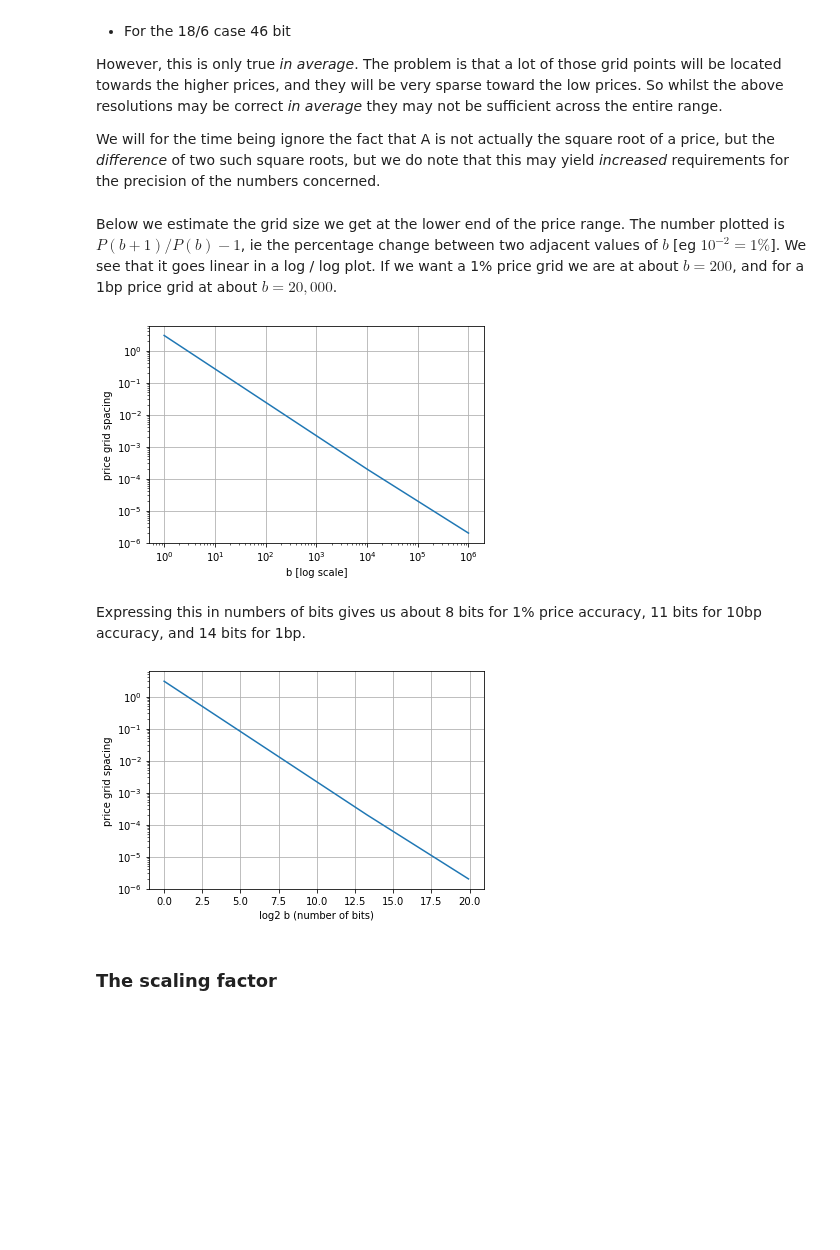
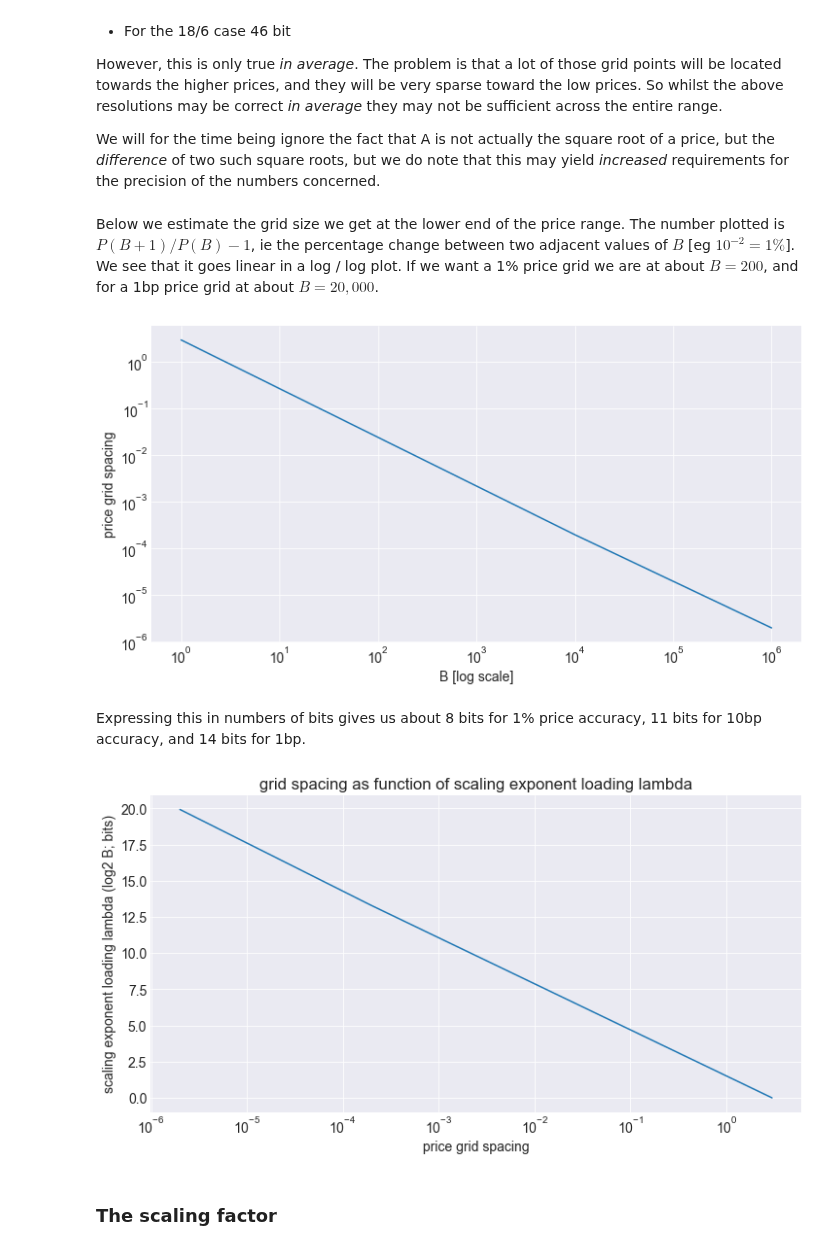
Before and after one commit to bancorprotocol/carbon-simulator, a Jupyter notebook: resources/notes/Carbon Precision Considerations.ipynb, the cells around one changed output. Cells and saved outputs as stored; diff of their text form; code cells hidden in the pictures; blank space fills up the shorter version.

Commit message:
Updates to CPC and Scaling

```diff
--- a/resources/notes/Carbon Precision Considerations.ipynb
+++ b/resources/notes/Carbon Precision Considerations.ipynb
@@ -2,6 +2,9 @@
 from math import *
 import numpy as np
 from matplotlib import pyplot as plt
+plt.style.use('seaborn-dark')
+plt.rcParams['figure.figsize'] = [12,6]
+plt.rc('font', size=14)
 # %% [markdown]
 # Carbon Precision Considerations -- DRAFT
 # %% [markdown]
@@ -49,29 +52,30 @@ However, this is only true _in average_. The problem is that a lot of those grid
 
 We will for the time being ignore the fact that A is not actually the square root of a price, but the _difference_ of two such square roots, but we do note that this may yield _increased_ requirements for the precision of the numbers concerned.
 # %% [markdown]
-Below we estimate the grid size we get at the lower end of the price range. The number plotted is $P(b+1)/P(b)-1$, ie the percentage change between two adjacent values of $b$ [eg $10^{-2}=1\%$]. We see that it goes linear in a log / log plot. If we want a 1% price grid we are at about $b=200$, and for a 1bp price grid at about $b=20,000$.
+Below we estimate the grid size we get at the lower end of the price range. The number plotted is $P(B+1)/P(B)-1$, ie the percentage change between two adjacent values of $B$ [eg $10^{-2}=1\%$]. We see that it goes linear in a log / log plot. If we want a 1% price grid we are at about $B=200$, and for a 1bp price grid at about $B=20,000$.
 # %%
-b_r = np.linspace(1,1e6,100)
-plt.plot(b_r, [(b+1)**2/b**2 - 1 for b in b_r])
+B_r = np.linspace(1,1e6,100)
+plt.plot(B_r, [(B+1)**2/B**2 - 1 for B in B_r])
 #plt.ylim(0,1)
-plt.xlabel("b [log scale]")
+plt.xlabel("B [log scale]")
 plt.ylabel("price grid spacing")
 plt.yscale("log")
 plt.xscale("log")
 plt.grid()
 # %% [output]
-[figure, old version]
+[figure, new version]
 # %% [markdown]
 Expressing this in numbers of bits gives us about 8 bits for 1% price accuracy, 11 bits for 10bp accuracy, and 14 bits for 1bp.
 # %%
-b_r = np.linspace(1,1e6,100)
-plt.plot(np.log2(b_r), [(b+1)**2/b**2 - 1 for b in b_r])
-plt.xlabel("log2 b (number of bits)")
-plt.ylabel("price grid spacing")
-plt.yscale("log")
+B_r = np.linspace(1,1e6,100)
+plt.plot([(B+1)**2/B**2 - 1 for B in B_r], np.log2(B_r), )
+plt.ylabel("scaling exponent loading lambda (log2 B; bits)")
+plt.xlabel("price grid spacing")
+plt.xscale("log")
+plt.title("grid spacing as function of scaling exponent loading lambda")
 plt.grid()
 # %% [output]
-[figure, old version]
+[figure, new version]
 # %% [markdown]
 ### The scaling factor
 # %% [markdown]
```
Also changed, not shown: parts of 34 cells of this notebook, 3 other files.
